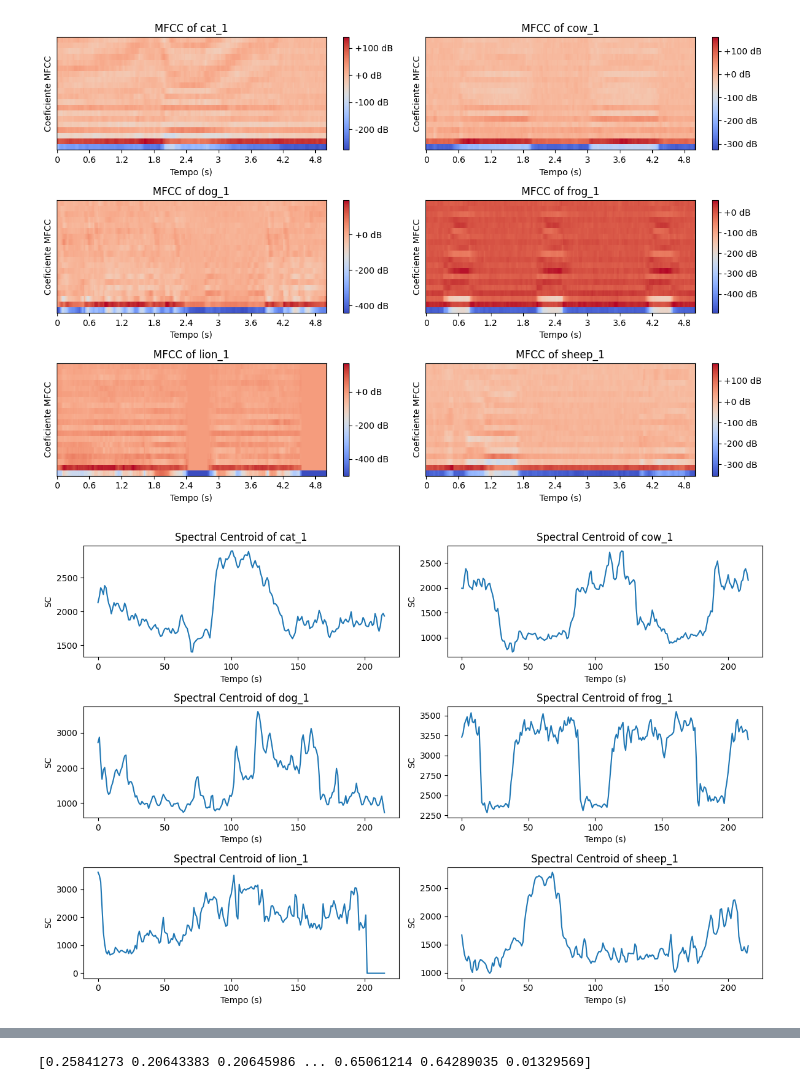
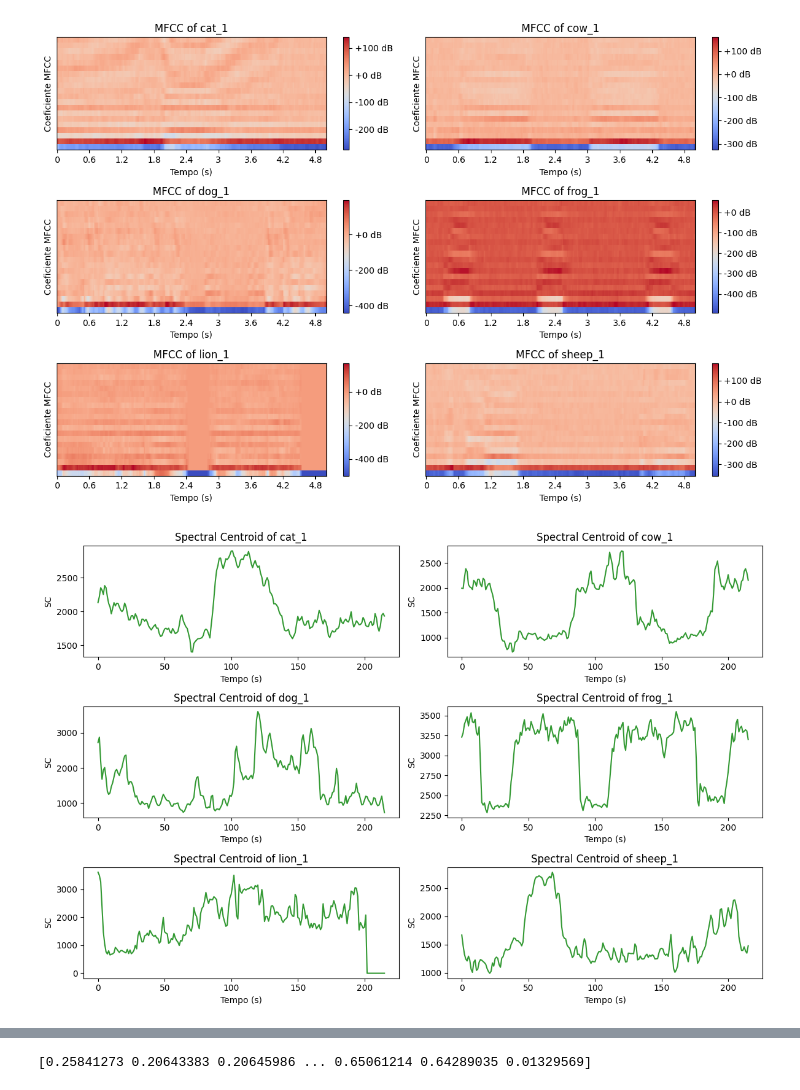
Before and after one commit to ribeirowski/ES413_Sinais, a Jupyter notebook: projeto_sinais.ipynb, the cells around one changed output, grey strips where cells are left out. Drawn from its saved outputs; the diff is of its cells as text; code cells hidden in the pictures.

```diff
--- a/projeto_sinais.ipynb
+++ b/projeto_sinais.ipynb
@@ -265,35 +259,35 @@ plt.figure(figsize=(12, 8))
 subplot_counter = 1
 
 # Iterar sobre cada animal no dicionário
 for idx, (animal, qtd) in enumerate(animals.items(), start=1):
     # Se for o primeiro animal do tipo
     if idx == 1 or animal != prev_animal:
         # Encontrar o índice do primeiro exemplo de cada animal
         audio_idx = labels.index(animal)
 
         # Obter o áudio e a taxa de amostragem
         audio = features[audio_idx]
         sr = lb.get_samplerate(f"NewDataset/new_{animal}_1.wav")
 
         # Coeficientes MFCC
         scs = np.array(audio_sc[audio_idx][0])
 
         # Adicionar um subplot para Spectral Centroid
         plt.subplot(3, 2, subplot_counter)
-        plt.plot(scs.T)
+        plt.plot(scs.T, color='green', alpha=0.8)
         plt.title(f'Spectral Centroid of {animal}_1')
         plt.xlabel('Tempo (s)')
         plt.ylabel('SC')
 
         subplot_counter += 1
 
     prev_animal = animal
 
 # Ajustar layout
 plt.tight_layout()
 plt.show()
 # %% [output]
-[figure, old version]
+[figure, new version]
 # %%
 # Criar uma figura para o subplot
 plt.figure(figsize=(12, 8))
```
Also changed, not shown: parts of 3 cells of this notebook.
